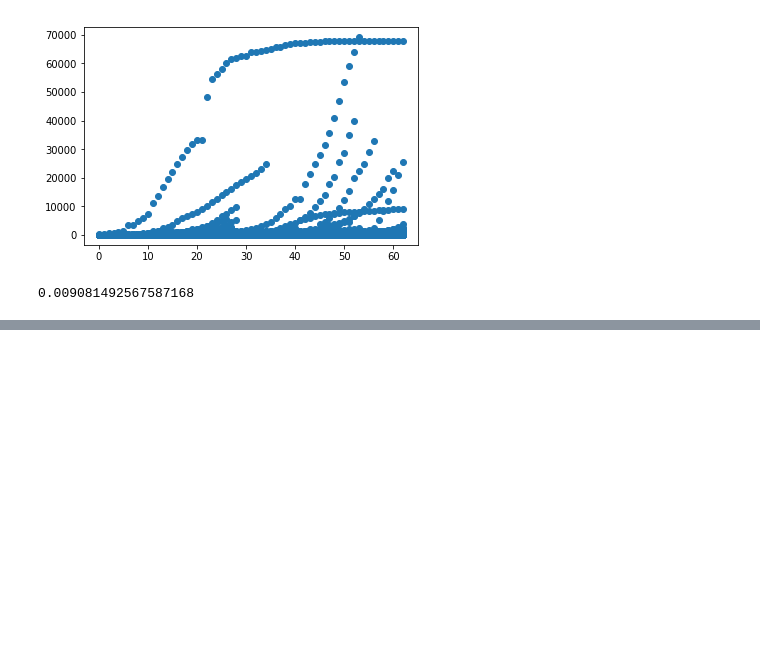
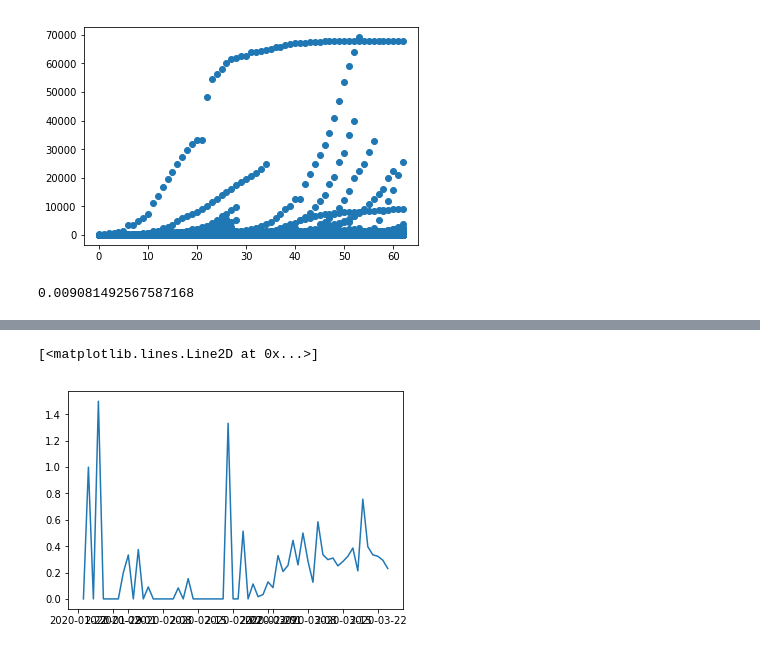
Before and after one commit to Jcrasto/PythonMachineLearning, a Jupyter notebook: notebooks/plotting_covid_data.ipynb, the cells around one changed output, grey strips where cells are left out. Cells and saved outputs as stored; diff of their text form; code cells hidden in the pictures; blank space fills up the shorter version.

```diff
--- a/notebooks/plotting_covid_data.ipynb
+++ b/notebooks/plotting_covid_data.ipynb
@@ -126,0 +102,6 @@ MultiIndex([('2020-03-24', 'Mainland China'),
+# %%
+# top.loc[('Mainland China')]
+plt.plot(top[::-1].xs(country, level=1)['Confirmed'].pct_change())
+# %% [output]
+[<matplotlib.lines.Line2D at 0x...>]
+[figure, added]
```
Also changed, not shown: parts of 9 cells of this notebook.
